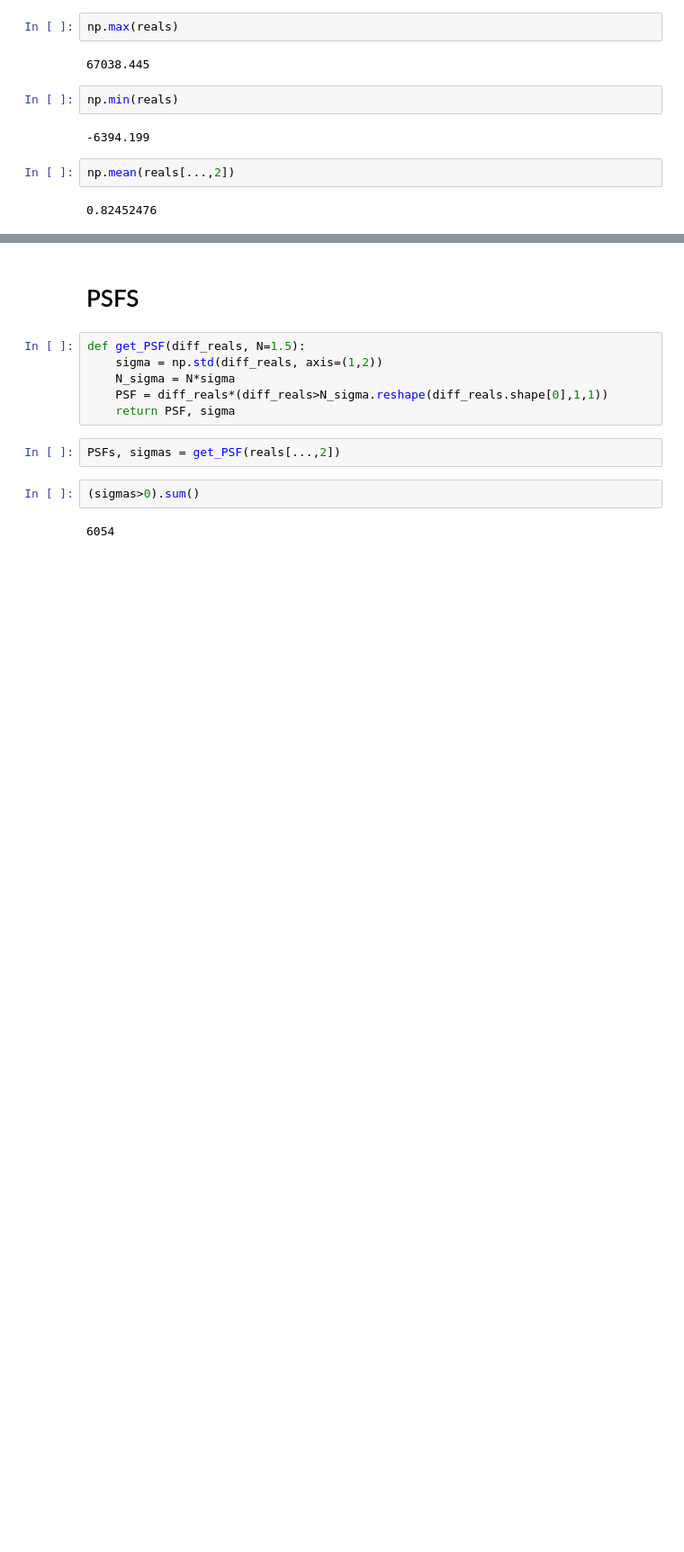
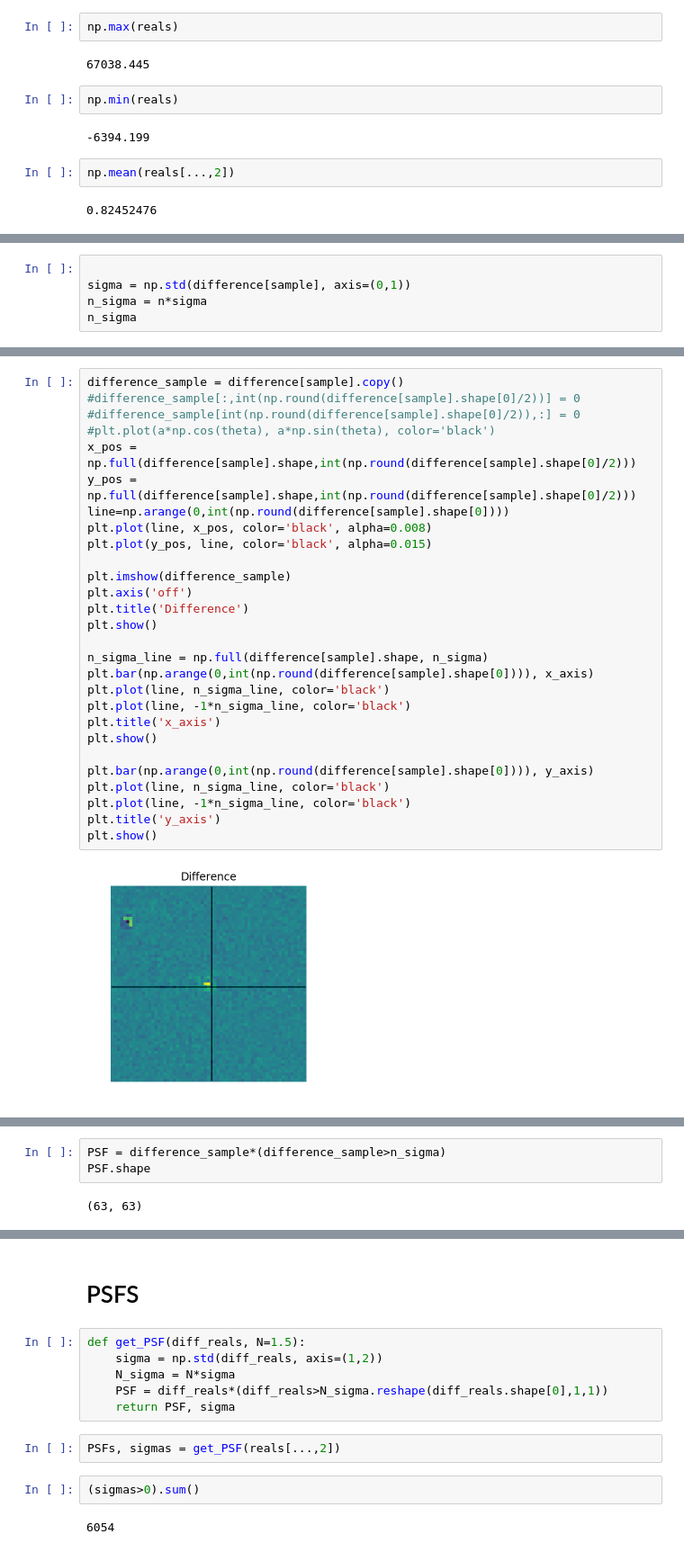
Before and after one commit to ReyesDeJong/ZTFsim, a Jupyter notebook: ZTF_PSF_inspection.ipynb, the cells around one changed output, grey strips where cells are left out. Shown: that part at 90% size. Saved outputs shown, nothing was run; the diff lists cells and outputs as text; blank space fills up the shorter version.

```diff
--- a/ZTF_PSF_inspection.ipynb
+++ b/ZTF_PSF_inspection.ipynb
@@ -151,0 +169,5 @@ np.mean(reals[...,2])
+# %%
+
+sigma = np.std(difference[sample], axis=(0,1))
+n_sigma = n*sigma
+n_sigma
@@ -151,0 +196,30 @@ np.mean(reals[...,2])
+# %%
+difference_sample = difference[sample].copy()
+#difference_sample[:,int(np.round(difference[sample].shape[0]/2))] = 0
+#difference_sample[int(np.round(difference[sample].shape[0]/2)),:] = 0
+#plt.plot(a*np.cos(theta), a*np.sin(theta), color='black')
+x_pos = np.full(difference[sample].shape,int(np.round(difference[sample].shape[0]/2)))
+y_pos = np.full(difference[sample].shape,int(np.round(difference[sample].shape[0]/2)))
+line=np.arange(0,int(np.round(difference[sample].shape[0])))
+plt.plot(line, x_pos, color='black', alpha=0.008)
+plt.plot(y_pos, line, color='black', alpha=0.015)
+
+plt.imshow(difference_sample)
+plt.axis('off')
+plt.title('Difference')
+plt.show()
+
+n_sigma_line = np.full(difference[sample].shape, n_sigma)
+plt.bar(np.arange(0,int(np.round(difference[sample].shape[0]))), x_axis)
+plt.plot(line, n_sigma_line, color='black')
+plt.plot(line, -1*n_sigma_line, color='black')
+plt.title('x_axis')
+plt.show()
+
+plt.bar(np.arange(0,int(np.round(difference[sample].shape[0]))), y_axis)
+plt.plot(line, n_sigma_line, color='black')
+plt.plot(line, -1*n_sigma_line, color='black')
+plt.title('y_axis')
+plt.show()
+# %% [output]
+[figure, added]
@@ -151,0 +228,5 @@ np.mean(reals[...,2])
+# %%
+PSF = difference_sample*(difference_sample>n_sigma)
+PSF.shape
+# %% [output]
+(63, 63)
```
Also changed, not shown: parts of 33 cells of this notebook.
